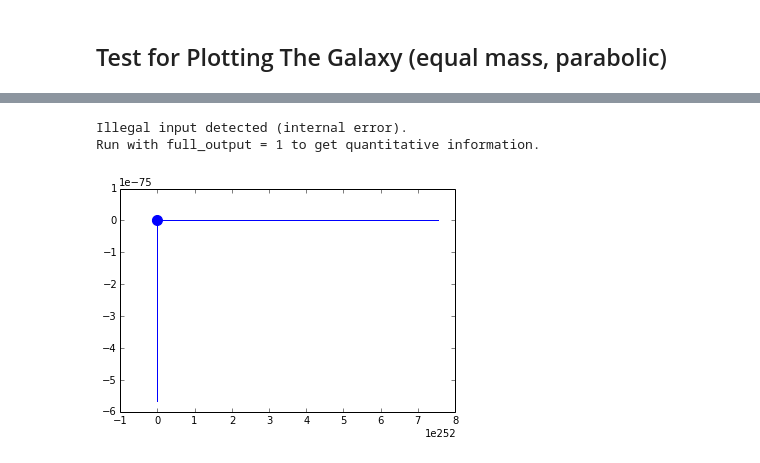
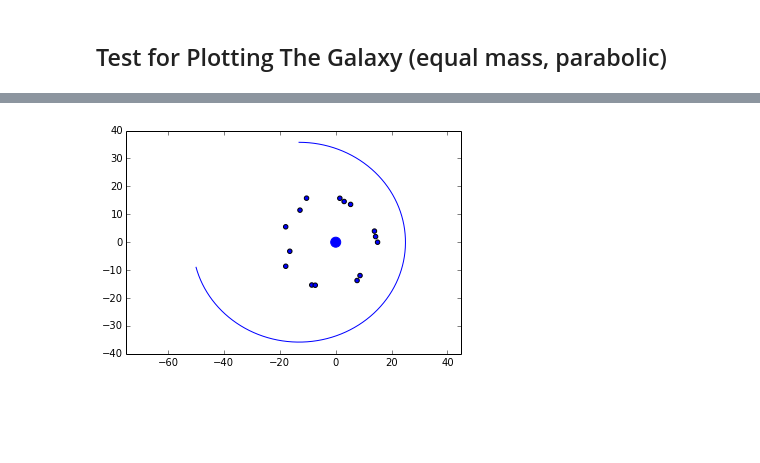
Before and after one commit to dclove202/PHYS202-S14, a Jupyter notebook: GalaxyProject/ODEStruggleIsReal.ipynb, the cells around one changed output, grey strips where cells are left out. Cells and saved outputs as stored; diff of their text form; code cells hidden in the pictures; blank space fills up the shorter version.

```diff
--- a/GalaxyProject/ODEStruggleIsReal.ipynb
+++ b/GalaxyProject/ODEStruggleIsReal.ipynb
@@ -130,48 +237,73 @@ for i in range(120):
 
 
 #Constants
+
 M = 10.0**11.00
 S = M
-G = 4.5*10**-8
+G = 4.499736*10**-8
 
 #Time
-t = np.arange(0.,1.,.1)
+
+t = np.arange(0.,15.,1.)
 
 #Test moment for outer right star
 #And for highest point of galactic elliptic orbit
 #Array of Initial Conditions of form:
-
 #[[0]px,[1]py,[2]px vel,[3]py vel,[4]Sx,[5]Sy,[6]Sx vel,[7]Sy vel]
 
-moment = [15.,0.,0.,17.32,-13.140, 35.805, 15.361, 0.]
+moment = [15.,0.,0.,17.32,-13.140, 35.805, 15.361, -1.08701216176e-05]
 
 #Function To pass into odeint
 
 def disruption(moment,t):
-    g = np.zeros(4)
+    g = np.zeros(8)
     g[0] = moment[2]
     g[1] = moment[3]
-    rx = moment[0]
-    ry = moment[1]
-    Rx = -G*(M+S)/(moment[5]**3)
-    Ry = -G*(M+S)/(moment[6]**3)
-    rhox =
-    g[2] = -G*((M/(rxx**3))-(S/((moment[4]-rxx)**3))+(S/(moment[4]**3)))
-    g[3] = -G*((M/(ryy**3))-(S/((moment[5]-ryy)**3))+(S/(moment[5]**3)))
+    #r
+    rxx = moment[0]
+    ryy = moment[1]
+    r = np.sqrt(rxx**2 + ryy**2)
+    #R
+    Ry = moment[5]
+    Rx = moment[4]
+    R = np.sqrt(Rx**2 + Ry**2)
+    #Rho
+    rhox = Rx - rxx
+    rhoy = Ry - ryy
+    rho = np.sqrt(rhox**2+rhoy**2)
+
+    g[2] = -G*((M*rxx/(r**3))-(S*rhox/(rho**3))+(S*Rx/(R**3)))
+    g[3] = -G*((M*ryy/(r**3))-(S*rhoy/(rho**3))+(S*Ry/(R**3)))
+    g[4] = moment[6]
+    g[5] = moment[7]
+    g[6] = -G*(M+S)*Rx/R**3
+    g[7] = -G*(M+S)*Ry/R**3
     return g
+
+
 
 #Passing Disruption function to odeint
 
 rr = odeint(disruption,moment,t)
+
+#Setting Variables
+
 ppx = rr[:,0]
 ppy = rr[:,1]
 ppvx = rr[:,2]
 ppvy = rr[:,3]
+Sx = rr[:,4]
+Sy = rr[:,5]
+Svx = rr[:,6]
+Svy = rr[:,7]
 
-plt.plot(ppx,ppy)
+
+#Plotting Results
+
+plt.scatter(ppx,ppy)
+plt.plot(x,y)
 plt.scatter(0,0,s=100,color='b')
+plt.axis('equal')
 plt.show()
 # %% [output]
-Illegal input detected (internal error).
-Run with full_output = 1 to get quantitative information.
-[figure, old version]
+[figure, new version]
```
Also changed, not shown: parts of 7 cells of this notebook, 1 other file.
